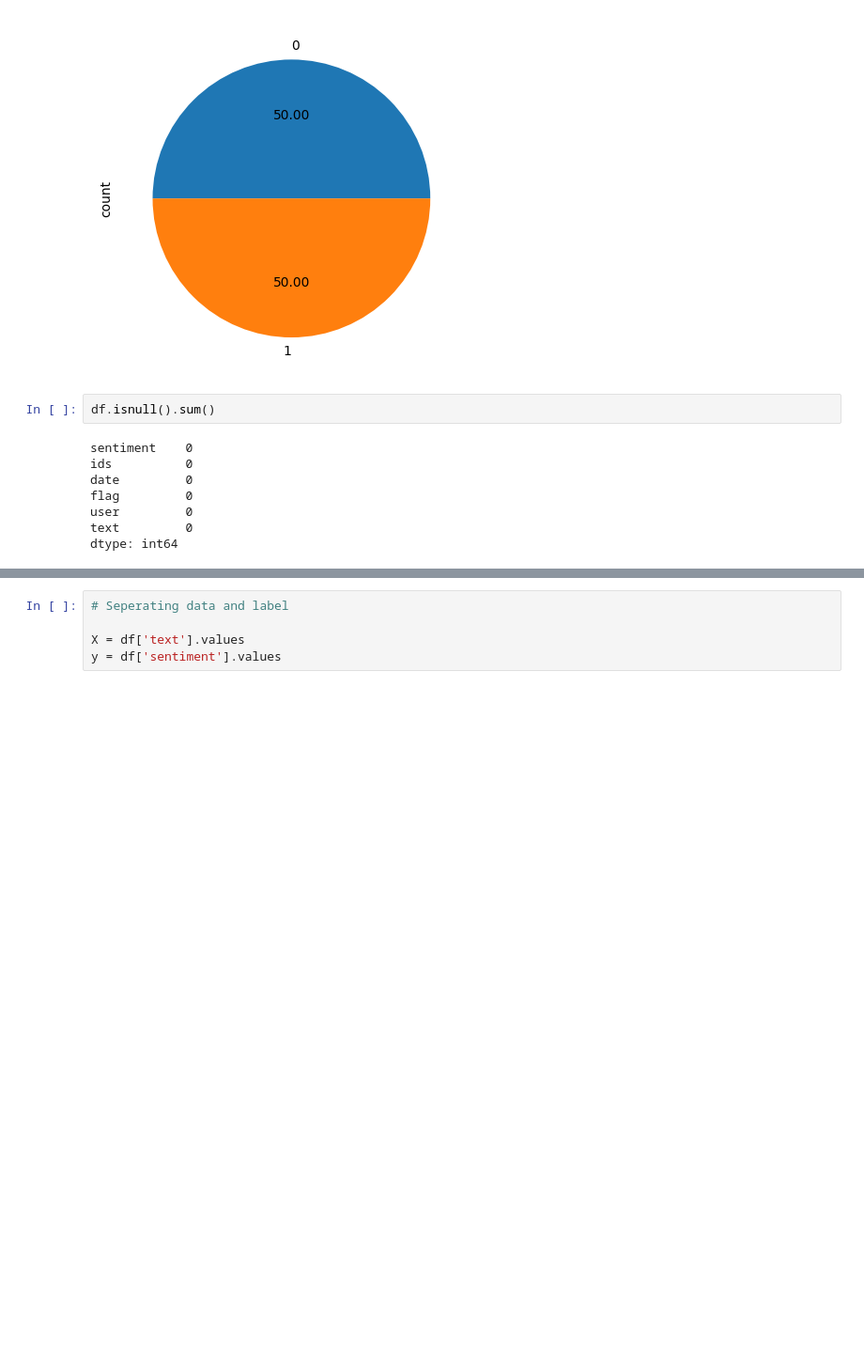
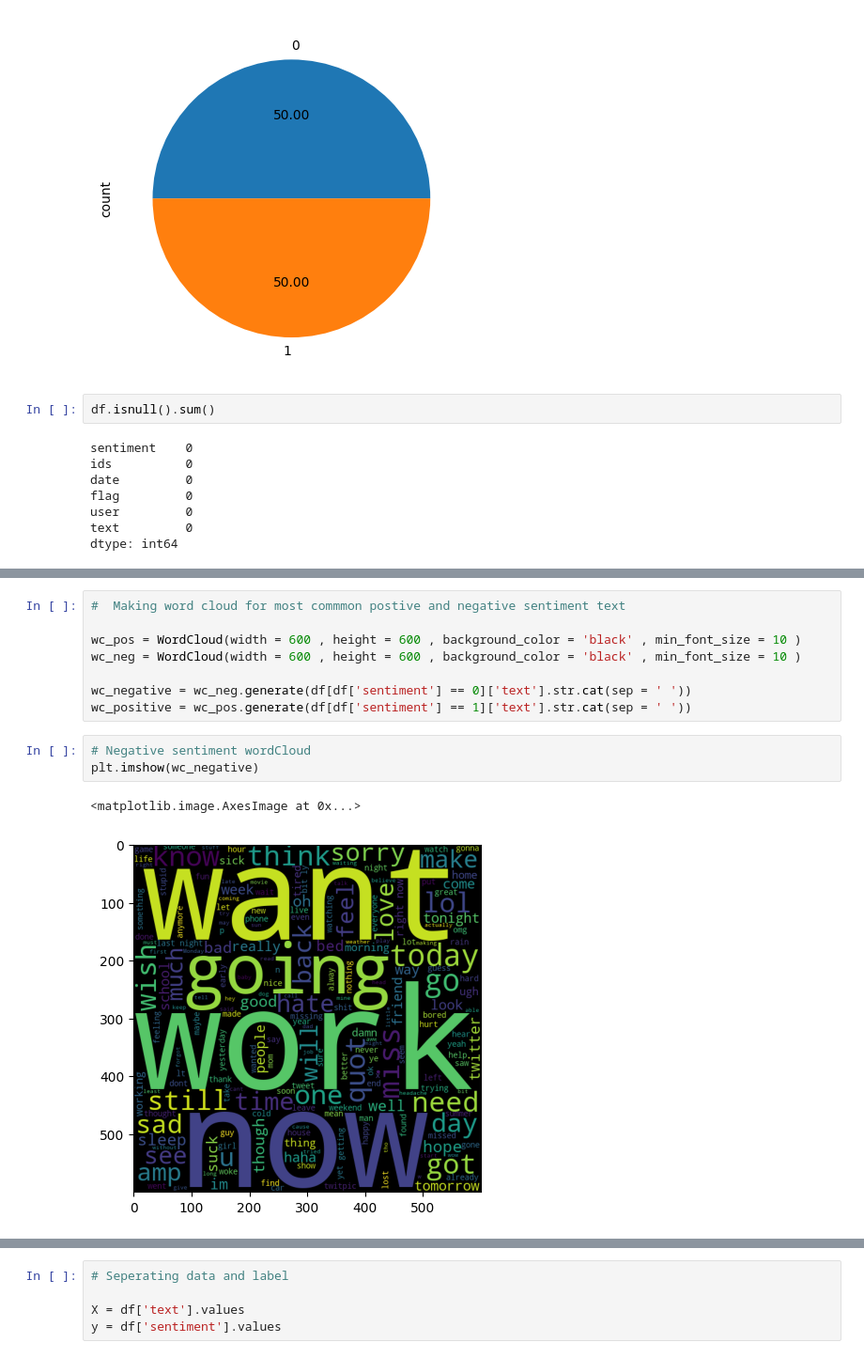
Before and after one commit to Shantnu-singh/Twitter-Sentiment-Analysis, a Jupyter notebook: main.ipynb, the cells around one changed output, grey strips where cells are left out. Shown at 94% size. Saved outputs shown, nothing was run; the diff lists cells and outputs as text; blank space fills up the shorter version.

```diff
--- a/main.ipynb
+++ b/main.ipynb
@@ -61,0 +85,14 @@ dtype: int64
+# %%
+#  Making word cloud for most commmon postive and negative sentiment text
+
+wc_pos = WordCloud(width = 600 , height = 600 , background_color = 'black' , min_font_size = 10 )
+wc_neg = WordCloud(width = 600 , height = 600 , background_color = 'black' , min_font_size = 10 )
+
+wc_negative = wc_neg.generate(df[df['sentiment'] == 0]['text'].str.cat(sep = ' '))
+wc_positive = wc_pos.generate(df[df['sentiment'] == 1]['text'].str.cat(sep = ' '))
+# %%
+# Negative sentiment wordCloud
+plt.imshow(wc_negative)
+# %% [output]
+<matplotlib.image.AxesImage at 0x...>
+[figure, added]
```
Also changed, not shown: parts of 34 cells of this notebook.
